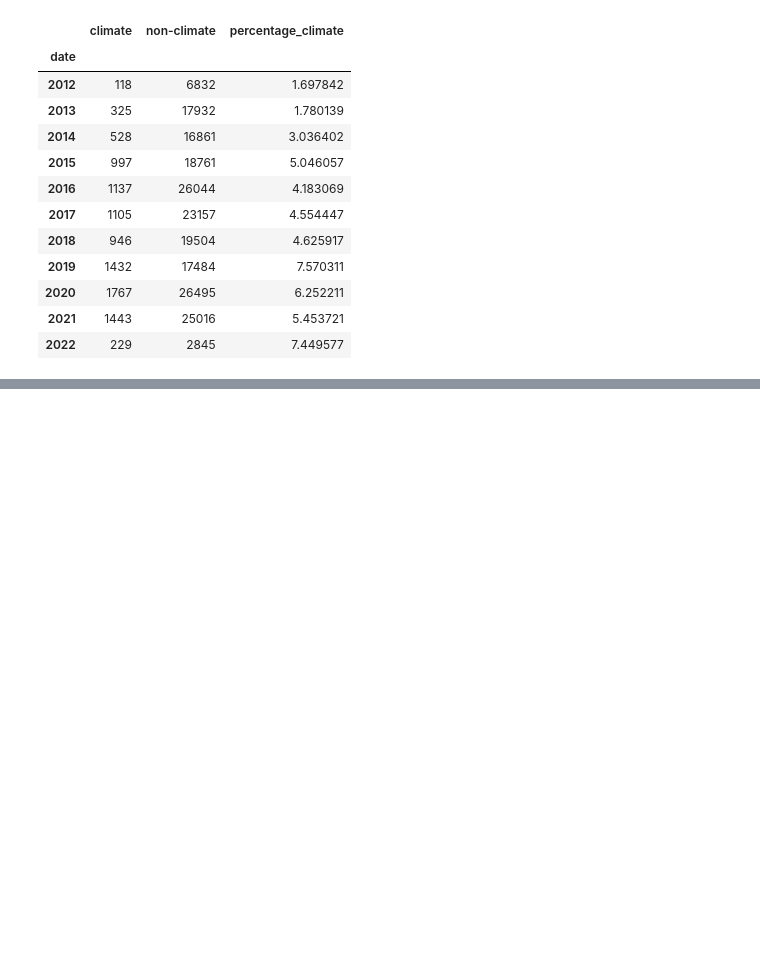
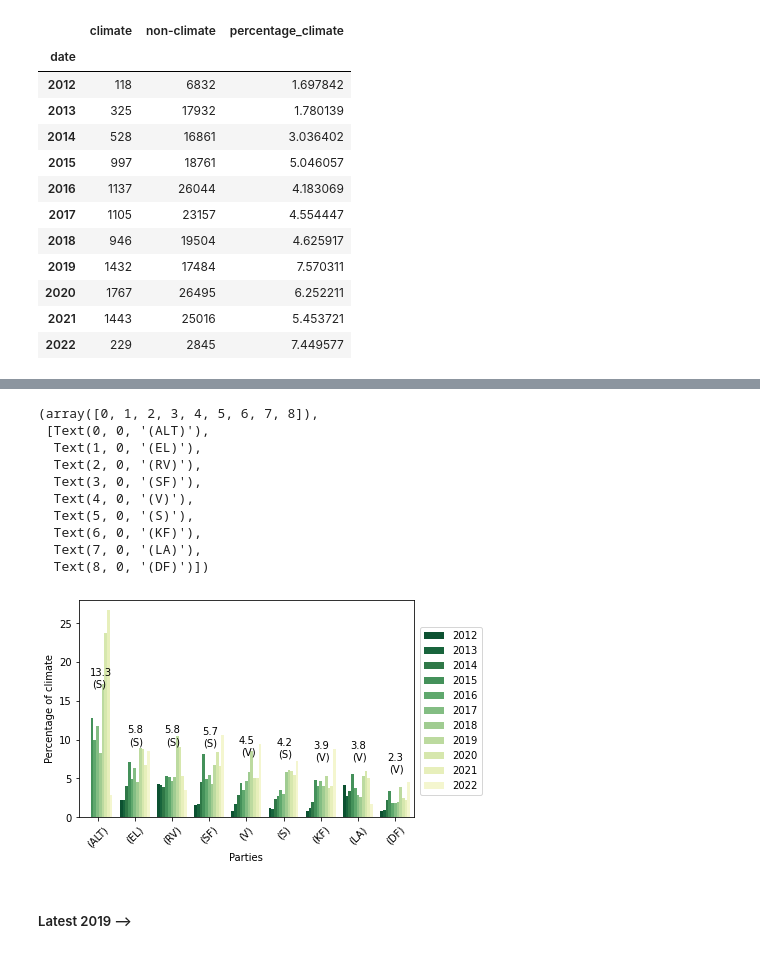
Before and after one commit to jonahank/Vote-Prediction-Model, a Jupyter notebook: data_analysis/ft_meetings.ipynb, the cells around one changed output, grey strips where cells are left out. Saved outputs shown, nothing was run; the diff lists cells and outputs as text; code cells hidden in the pictures; blank space fills up the shorter version.

```diff
--- a/data_analysis/ft_meetings.ipynb
+++ b/data_analysis/ft_meetings.ipynb
@@ -223,0 +320,5 @@ yearly
+# %%
+import seaborn as sns
+party = df_selection.groupby(["year", "party"]).agg({'climate': 'sum', 'non-climate':'sum'}).reset_index()
+party['percentage_climate'] = party.apply(lambda x: (x['climate']/(x['climate']+x['non-climate']))*100, axis=1)
+party
@@ -223,0 +339,7 @@ yearly
+# %%
+party_all = df_selection.groupby(["party"]).agg({'climate': 'sum', 'non-climate':'sum'}).reset_index()
+party_all['percentage_climate'] = party_all.apply(lambda x: (x['climate']/(x['climate']+x['non-climate']))*100, axis=1)
+top_party = party_all.sort_values(by="percentage_climate",ascending=False)["party"].unique()
+wing = ["(S)", "(S)", "(S)", "(S)", "(V)", "(S)", "(V)", "(V)", "(V)"]
+avg = party_all.sort_values(by="percentage_climate",ascending=False).reset_index()
+avg
@@ -223,0 +357,32 @@ yearly
+# %%
+party["Years"] = party["year"]
+party["Percentage of climate"] = party["percentage_climate"]
+party["Parties"] = party["party"]
+avg["Average"] = avg["percentage_climate"]
+
+g = sns.barplot(data=party, x="Parties", y="Percentage of climate", hue="Years", order=top_party, palette="YlGn_r")
+plt.legend(bbox_to_anchor=(1.02, 0.875), loc='upper left', borderaxespad=0)
+avg["order"] = range(len(avg))
+
+def label_point(x, y, val, ax):
+    a = pd.concat({'x': x, 'y': y, 'val': val}, axis=1)
+    for i, point in a.iterrows():
+        ax.text(point['x']-.2, point['y']+5.005, str(round(point['val'],1)))
+        ax.text(point['x']-.15, point['y']+3.505, str(wing[i]))
+
+label_point(avg["order"], avg["Average"], avg.Average, plt.gca())
+plt.xticks(rotation=45)
+# %% [output]
+(array([0, 1, 2, 3, 4, 5, 6, 7, 8]),
+ [Text(0, 0, '(ALT)'),
+  Text(1, 0, '(EL)'),
+  Text(2, 0, '(RV)'),
+  Text(3, 0, '(SF)'),
+  Text(4, 0, '(V)'),
+  Text(5, 0, '(S)'),
+  Text(6, 0, '(KF)'),
+  Text(7, 0, '(LA)'),
+  Text(8, 0, '(DF)')])
+[figure, added]
+# %% [markdown]
+##### Latest 2019 -->
```
Also changed, not shown: parts of 22 cells of this notebook.
